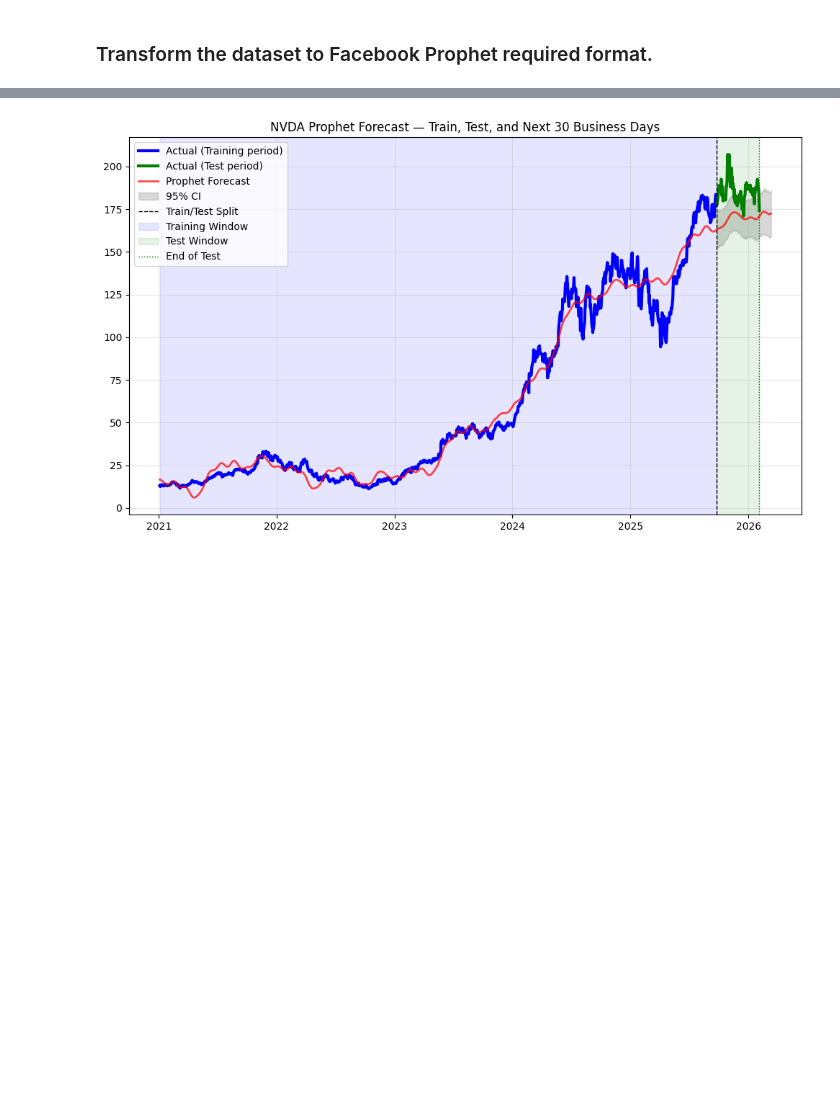
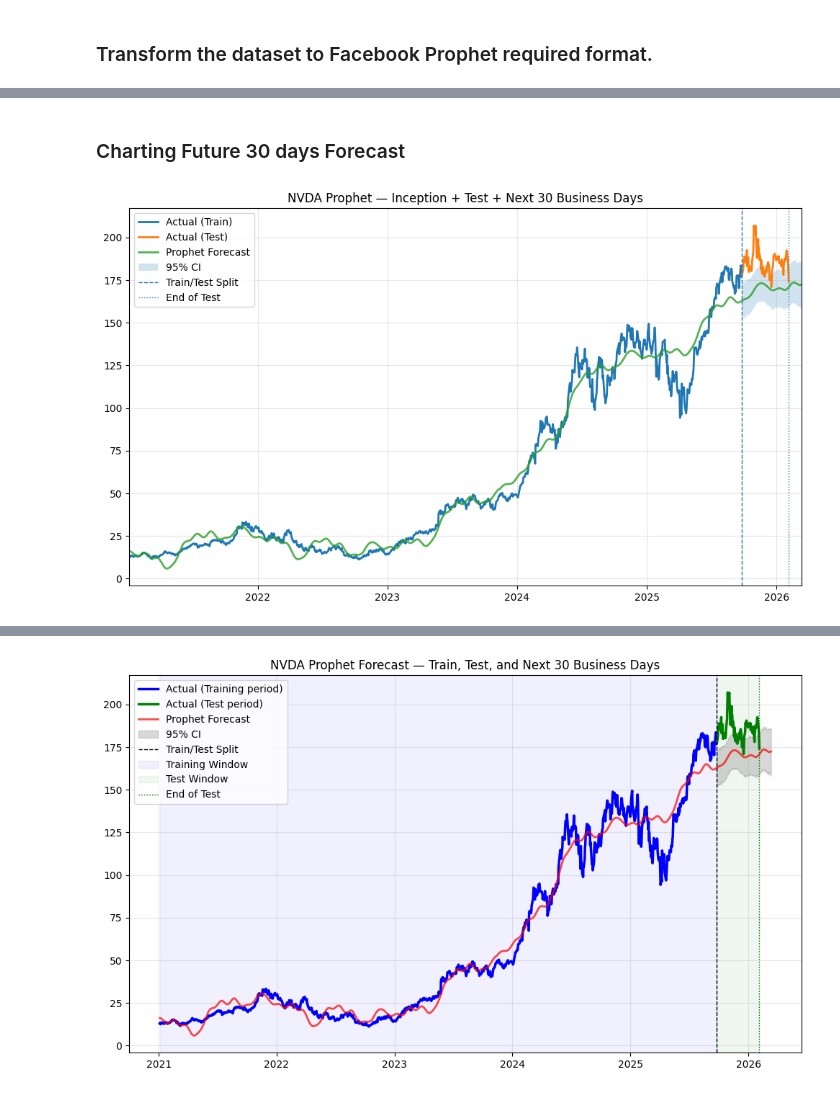
Before and after one commit to EsserMishelle/short-term-stock-forecast, a Jupyter notebook: Short_Term_Stock_Trend_Forecasting_FBP.ipynb, the cells around one changed output, grey strips where cells are left out. Drawn from its saved outputs; the diff is of its cells as text; code cells hidden in the pictures; blank space fills up the shorter version.

```diff
--- a/Short_Term_Stock_Trend_Forecasting_FBP.ipynb
+++ b/Short_Term_Stock_Trend_Forecasting_FBP.ipynb
@@ -325,0 +224,34 @@ TEST   → MAPE: 8.86%
+# %% [markdown]
+### Charting Future 30 days Forecast
+# %%
+split_date = prophet_train['ds'].max()
+test_end   = prophet_test['ds'].max()
+forecast_end = prophet_forecast['ds'].max()
+
+plt.figure(figsize=(10,6))
+
+plt.plot(prophet_train['ds'], prophet_train['y'], label='Actual (Train)', linewidth=2)
+plt.plot(prophet_test['ds'], prophet_test['y'], label='Actual (Test)', linewidth=2)
+
+plt.plot(prophet_forecast['ds'], prophet_forecast['yhat'], label='Prophet Forecast', linewidth=2, alpha=0.8)
+
+future_only = prophet_forecast[prophet_forecast['ds'] > split_date]
+plt.fill_between(future_only['ds'], future_only['yhat_lower'], future_only['yhat_upper'], alpha=0.2, label='95% CI')
+
+plt.axvline(split_date, linestyle='--', linewidth=1, label='Train/Test Split')
+plt.axvline(test_end, linestyle=':', linewidth=1, label='End of Test')
+
+# Force x-axis to include forecast
+plt.xlim(prophet_nvda['ds'].min(), forecast_end)
+
+plt.title('NVDA Prophet Since Train + Test + Next 30 Business Days')
+plt.legend()
+plt.grid(True, alpha=0.3)
+plt.tight_layout()
+plt.show()
+
+print("Split date:", split_date)
+print("Test end:", test_end)
+print("Forecast end:", forecast_end)
+# %% [output]
+[figure, added]
```
Also changed, not shown: parts of 40 cells of this notebook.
